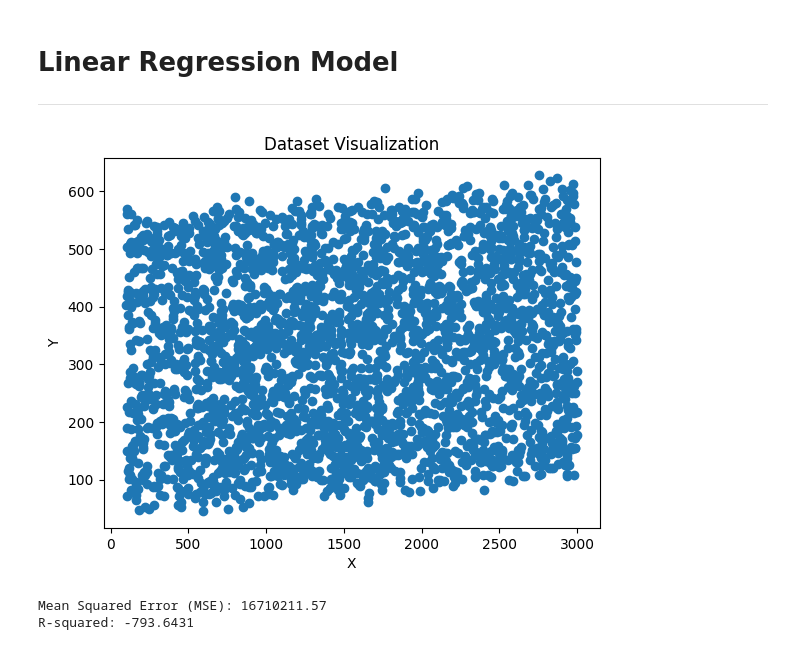
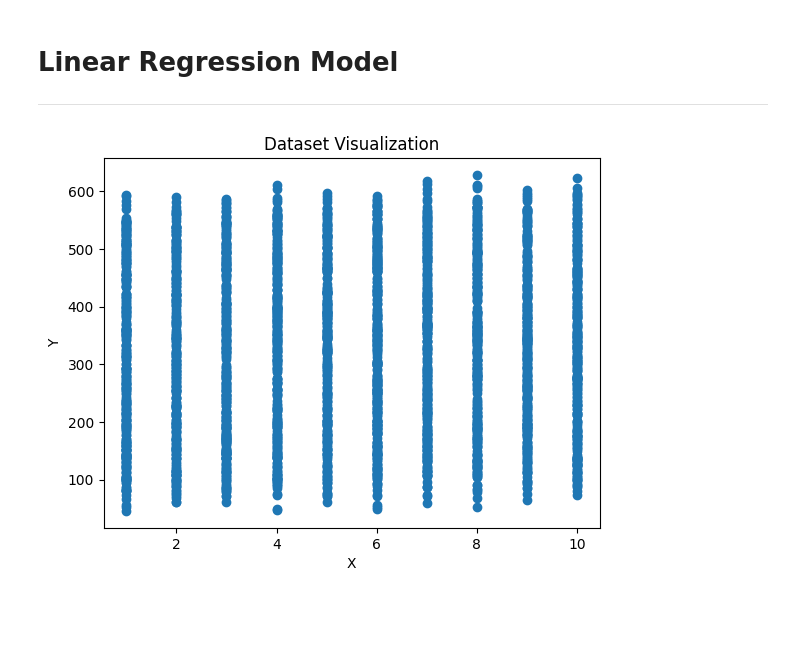
Before and after one commit to Clon5676/Proyecto_2, a Jupyter notebook: linear_crop.ipynb, the cells around one changed output. Drawn from its saved outputs; the diff is of its cells as text; code cells hidden in the pictures; blank space fills up the shorter version.

```diff
--- a/linear_crop.ipynb
+++ b/linear_crop.ipynb
@@ -10,36 +10,17 @@ import matplotlib.pyplot as plt
 # %%
 
 # Load dataset
 data = pd.read_csv('crop_yield_data.csv')
-X = data['fertilizer_kg'].values
+
+# Preparar X (características) y Y (variable objetivo)
+X = data['soil_quality_index'].values
 Y = data['crop_yield'].values
 
 # Visualize dataset
 plt.scatter(X, Y)
 plt.xlabel('X')
 plt.ylabel('Y')
 plt.title('Dataset Visualization')
 plt.show()
 # %% [output]
-[figure, old version]
+[figure, new version]
-# %%
-
-# MSE and R-squared
-
-# Simple linear regression prediction
-w, b = 2.5, 5 #(arbitrary weights for demo)
-Y_pred = w * X + b
-
-# Mean Squared Error (MSE)
-mse = np.mean((Y - Y_pred) ** 2)
-
-# R-squared calculation
-ss_residual = np.sum((Y - Y_pred) ** 2)
-ss_total = np.sum((Y - np.mean(Y)) ** 2)
-r_squared = 1 - (ss_residual / ss_total)
-
-print(f"Mean Squared Error (MSE): {mse:.2f}")
-print(f"R-squared: {r_squared:.4f}")
-# %% [output]
-Mean Squared Error (MSE): 16710211.57
-R-squared: -793.6431
```
Also changed, not shown: parts of 7 cells of this notebook, 2 other files.
